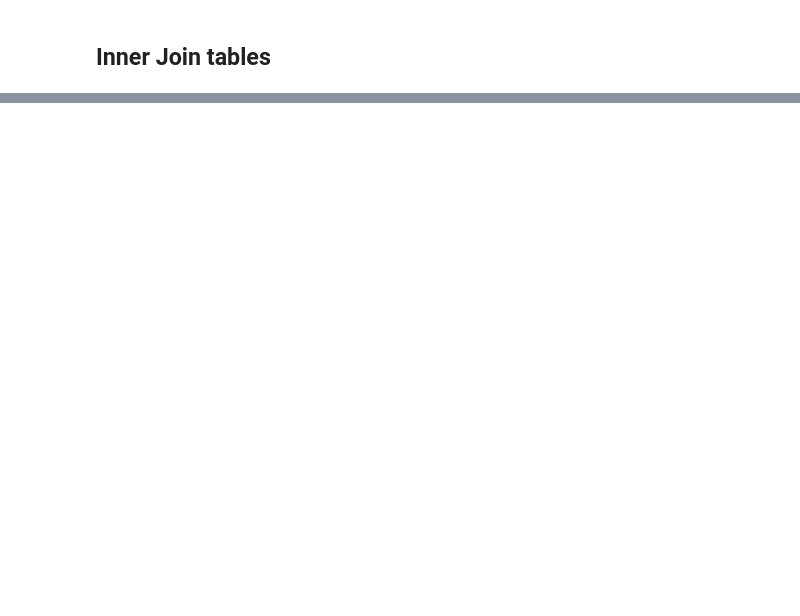
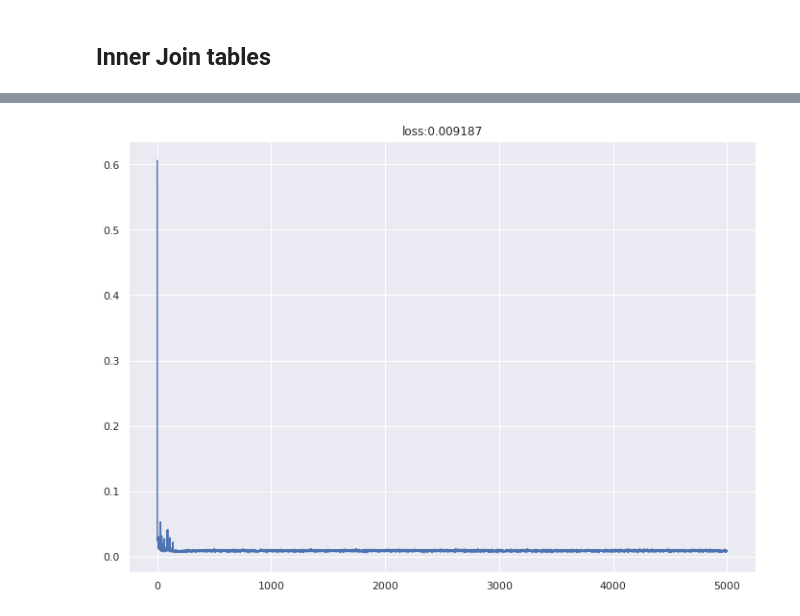
Before and after one commit to dieko95/AlgoTrading, a Jupyter notebook: AlgoTrading.ipynb, the cells around one changed output, grey strips where cells are left out. Cells and saved outputs as stored; diff of their text form; code cells hidden in the pictures; blank space fills up the shorter version.

```diff
--- a/AlgoTrading.ipynb
+++ b/AlgoTrading.ipynb
@@ -258,0 +665,15 @@ finalDf.head()
+# %%
+# Create the model
+model_2 = Sequential()
+model_2.add(Dense(100, input_dim=scaled_train_features.shape[1], activation='relu'))
+model_2.add(Dense(20, activation='relu'))
+model_2.add(Dense(1, activation='linear'))
+
+# Fit the model with our custom 'sign_penalty' loss function
+model_2.compile(optimizer='adam', loss=sign_penalty)
+history = model_2.fit(scaled_train_features, train_targets, epochs=5000, verbose=False)
+plt.plot(history.history['loss'])
+plt.title('loss:' + str(round(history.history['loss'][-1], 6)))
+plt.show()
+# %% [output]
+[figure, added]
```
Also changed, not shown: parts of 81 cells of this notebook.
